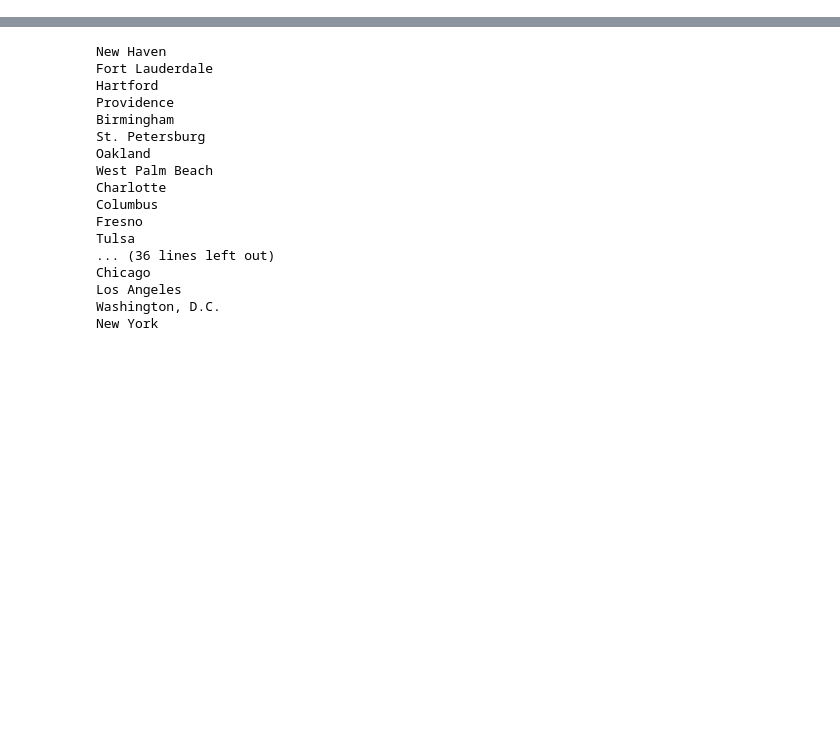
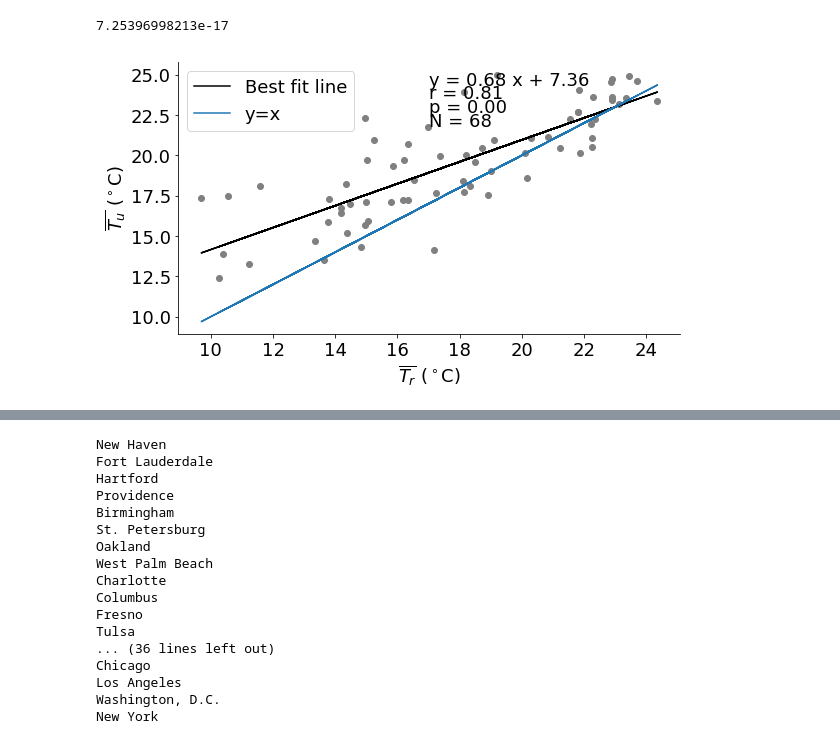
Before and after one commit to gottscott/heat, a Jupyter notebook: PaperFigures.ipynb, the cells around one changed output, grey strips where cells are left out. Saved outputs shown, nothing was run; the diff lists cells and outputs as text; code cells hidden in the pictures; blank space fills up the shorter version.

```diff
--- a/PaperFigures.ipynb
+++ b/PaperFigures.ipynb
@@ -681,0 +1124,18 @@ mean_summer_tvsdt = np.nan*np.ones([paired_df.shape[0], 3])
+# %%
+# fig 4 : changes over space
+# plot mean urban versus mean rural
+plt.figure(figsize=[9,5])
+x = results_df['mean rural']
+y = results_df['mean urban']
+#plt.errorbar(x, y, yerr = UHI_std, fmt='o', color = 'DarkGray')
+m,r,p = easy_scatter(x.dropna().astype(float),y.dropna().astype(float),
+             '',
+             '$\overline{T_r}$ ($^\circ$C)', '$\overline{T_u}$ ($^\circ$C)')
+plt.plot(x,x)
+prettify_plot()
+plt.legend(['Best fit line', 'y=x'], loc = 2)
+plt.savefig(results_filepath+ 'figure04.pdf',bbox_inches='tight')
+print(p)
+# %% [output]
+7.25396998213e-17
+[figure, added]
```
Also changed, not shown: parts of 51 cells of this notebook, 2 other files.
